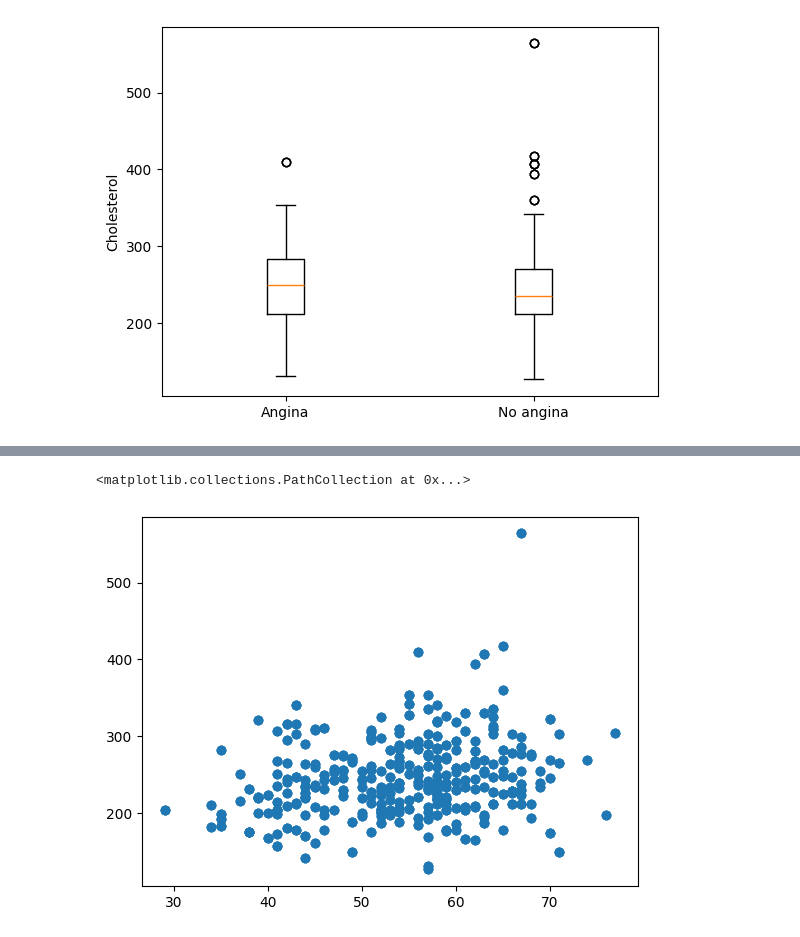
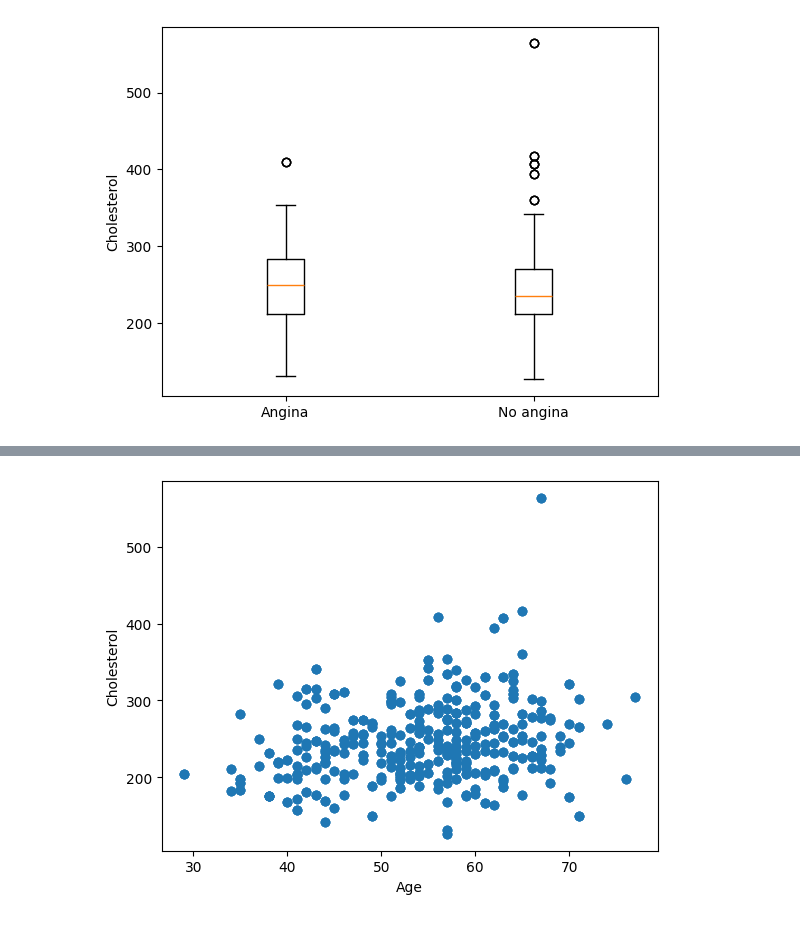
Before and after one commit to computationalUncertaintyLab/dexp_book, a Jupyter notebook: Chap3_Dataviz.ipynb, the cells around one changed output, grey strips where cells are left out. Saved outputs shown, nothing was run; the diff lists cells and outputs as text; code cells hidden in the pictures.

```diff
--- a/Chap3_Dataviz.ipynb
+++ b/Chap3_Dataviz.ipynb
@@ -196,6 +212,10 @@ plt.show()
 # %%
 fig,ax = plt.subplots()
 ax.scatter(heart_disease["age"], heart_disease["chol"])
+
+ax.set_xlabel("Age")
+ax.set_ylabel("Cholesterol")
+
+plt.show()
 # %% [output]
-<matplotlib.collections.PathCollection at 0x...>
-[figure, old version]
+[figure, new version]
```
Also changed, not shown: parts of 9 cells of this notebook.
